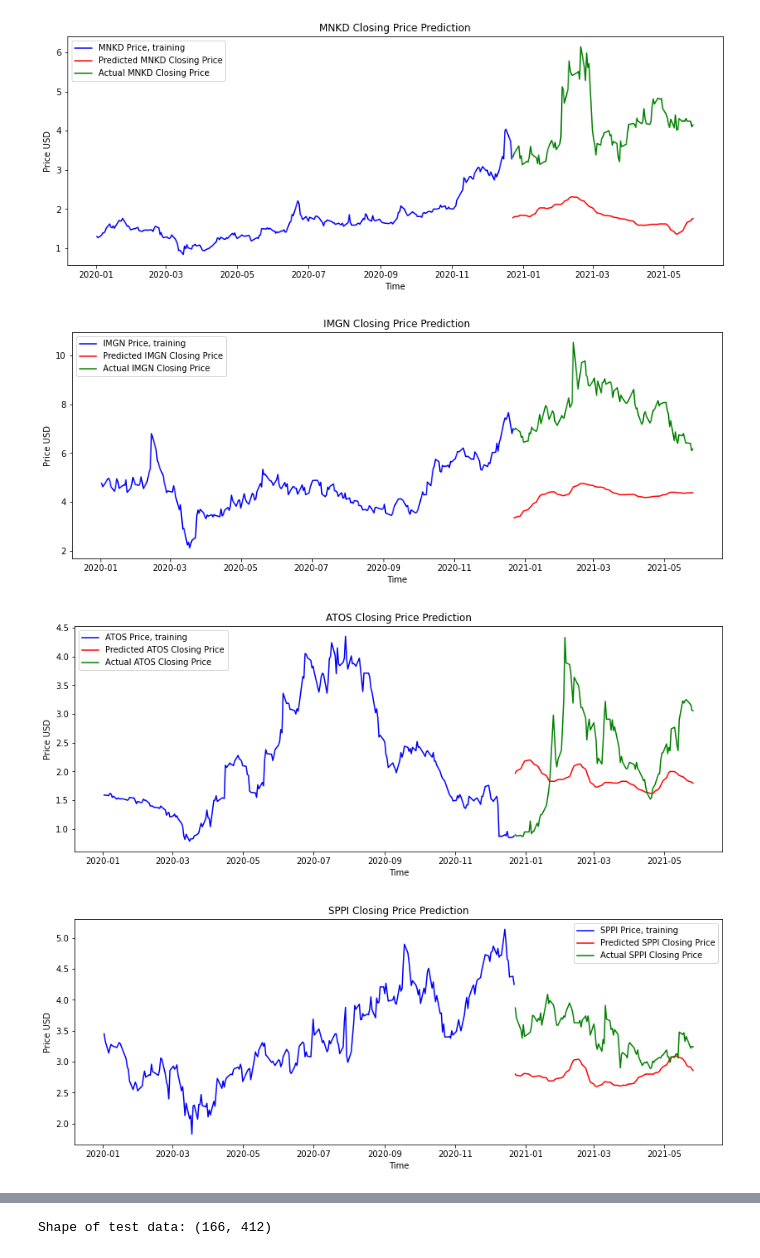
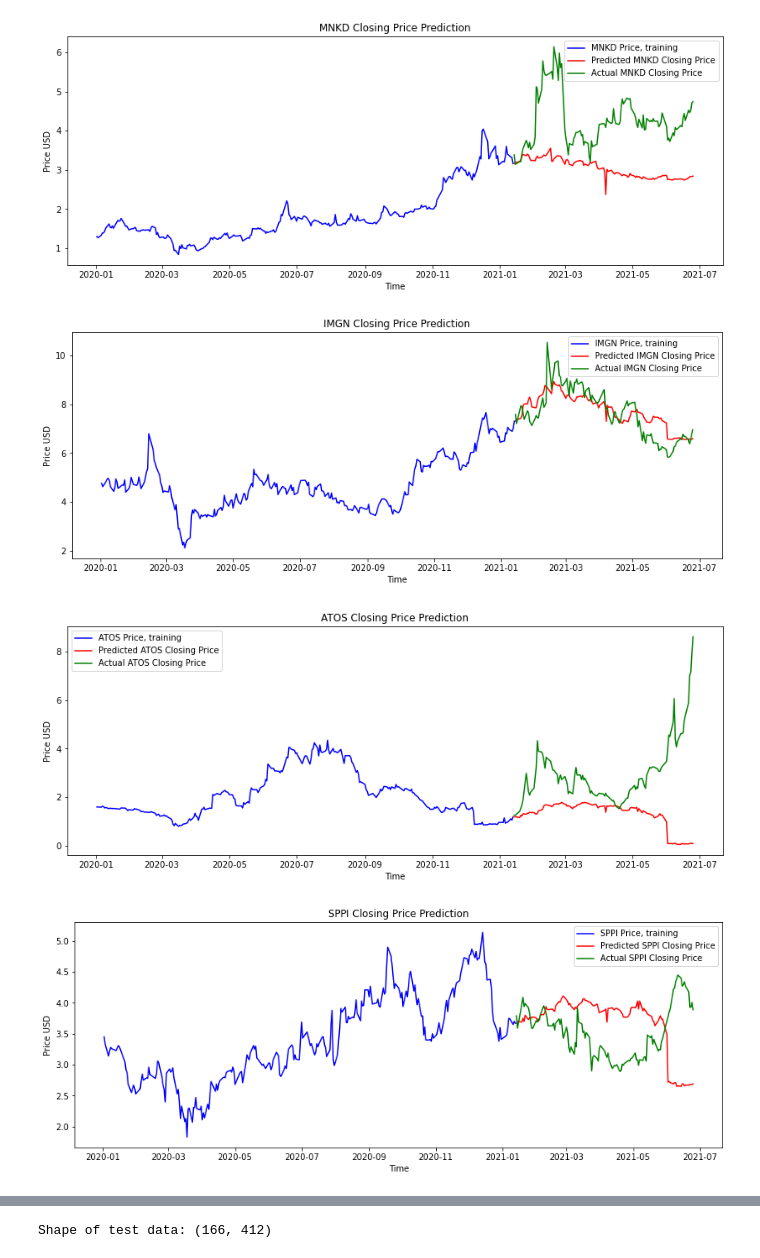
Before and after one commit to jmacdonald2010/stock-prediction, a Jupyter notebook: mlTests06.ipynb, the cells around one changed output, grey strips where cells are left out. Saved outputs shown, nothing was run; the diff lists cells and outputs as text; code cells hidden in the pictures.

Commit message:
updating latest notebook to do real predictions

```diff
--- a/mlTests06.ipynb
+++ b/mlTests06.ipynb
@@ -10,7 +10,7 @@ import datetime
 import os
 from sklearn.metrics import mean_squared_error
 test_symbols = ["CTXR", "IBIO", "MNKD", "IMGN", "ATOS", "SPPI"]
-model_settings = {'epochs': 1000, 'batch_size': 100, 'train_test_ratio': 0.7, 'hidden_layers': 3, 'units': 100}
+model_settings = {'epochs': 50, 'batch_size': 100, 'train_test_ratio': 0.7, 'hidden_layers': 3, 'units': 100, 'n_lags': 2}
 
 # Choose what Symbol you would like to predict:
 symbol = 'CTXR'     # change to whatever symbol in your dataframe you'd like to attempt to predict.
@@ -21,7 +21,7 @@ model_settings['start_date'] = start_date
 model_settings['end_date'] = current_date
 
 # next cell
-conn = sqlite3.connect('stockPrediction_05262021.db')
+conn = sqlite3.connect('stockPrediction_062721.db')
 
 symbol_info = conn.execute(f"SELECT sector_id, industry_id FROM stock WHERE stock_symbol = \"{symbol}\";")
 symbol_info = symbol_info.fetchall()
@@ -90,11 +90,12 @@ training_data[symbol] = training_data_predicted[symbol]
 train_scaled = pd.DataFrame(train_scaled, columns=columns)
 
 train_scaled = train_scaled.values
-n_lags = int(60) # not sure why hard 60
+# n_lags = int(60) # not sure why hard 60
+# n_lags = int(30)
 X_train = []
 y_train = []
-for i in range(n_lags, train_scaled.shape[0]):
-    X_train.append(train_scaled[i-n_lags:i])
+for i in range(model_settings['n_lags'], train_scaled.shape[0]):
+    X_train.append(train_scaled[i-model_settings['n_lags']:i])
     y_train.append(train_scaled[i,0])
 
 X_train, y_train = np.array(X_train), np.array(y_train)
@@ -103,7 +104,8 @@ X_train = np.reshape(X_train, (X_train.shape[0], X_train.shape[1], -1))
 # prep test data early, so I can get validation loss info?
 # next part may not be necessary:
 total_data = pd.concat((training_data, test_data), axis=0)
-inputs = total_data[len(total_data) - len(test_data) - 60:]
+# inputs = total_data[len(total_data) - len(test_data) - 60:]
+inputs = total_data[len(total_data) - len(test_data) - model_settings['n_lags']:]
 # inputs = data[len(data) - len(test_data) - 60:]
 
 predicted_input = inputs[symbol].to_frame()
@@ -115,8 +117,8 @@ test_scaled = np.concatenate([minmax.transform(inputs), minmax_single.transform(
 # shaping test data from neural network
 X_test = []
 y_test = []
-for i in range(60, test_scaled.shape[0]):
-    X_test.append(test_scaled[i-n_lags:i])
+for i in range(model_settings['n_lags'], test_scaled.shape[0]):
+    X_test.append(test_scaled[i-model_settings['n_lags']:i])
     y_test.append(test_scaled[i,0])
 
 X_test, y_test = np.array(X_test), np.array(y_test)
@@ -186,7 +188,7 @@ plt.legend()
 # %%
 # next part may not be necessary:
 total_data = pd.concat((training_data, test_data), axis=0)
-inputs = total_data[len(total_data) - len(test_data) - 60:]
+inputs = total_data[len(total_data) - len(test_data) - model_settings['n_lags']:]
 # inputs = data[len(data) - len(test_data) - 60:]
 
 predicted_input = inputs[symbol].to_frame()
@@ -198,8 +200,8 @@ test_scaled = np.concatenate([minmax.transform(inputs), minmax_single.transform(
 # shaping test data from neural network
 X_test = []
 y_test = []
-for i in range(60, test_scaled.shape[0]):
-    X_test.append(test_scaled[i-n_lags:i])
+for i in range(model_settings['n_lags'], test_scaled.shape[0]):
+    X_test.append(test_scaled[i-model_settings['n_lags']:i])
     y_test.append(test_scaled[i,0])
 
 X_test, y_test = np.array(X_test), np.array(y_test)
@@ -218,7 +220,10 @@ directory = f"test_plots_{current_datetime}"
 parent_dir = r"C:\Users\james\Dropbox\Box Sync\code\stockPrediction"
 
 path = os.path.join(parent_dir, directory)
-os.mkdir(path)
+if os.path.exists(path):
+    pass
+else:
+    os.mkdir(path)
 
 mse_values = pd.Series()
 model_settings_pd = pd.Series(model_settings)
@@ -246,11 +251,11 @@ for symbol in test_symbols:
 
     # this section may not be necessary
     train_scaled = train_scaled.values
-    n_lags = int(60) # not sure why hard 60
+    # n_lags = int(60) # not sure why hard 60
     X_train = []
     y_train = []
-    for i in range(n_lags, train_scaled.shape[0]):
-        X_train.append(train_scaled[i-n_lags:i])
+    for i in range(model_settings['n_lags'], train_scaled.shape[0]):
+        X_train.append(train_scaled[i-model_settings['n_lags']:i])
         y_train.append(train_scaled[i,0])
 
     X_train, y_train = np.array(X_train), np.array(y_train)
@@ -259,7 +264,7 @@ for symbol in test_symbols:
     # this may also not be necessary
 
     total_data = pd.concat((training_data, test_data), axis=0)
-    inputs = total_data[len(total_data) - len(test_data) - 60:]
+    inputs = total_data[len(total_data) - len(test_data) - model_settings['n_lags']:]
     # inputs = data[len(data) - len(test_data) - 60:]
 
     predicted_input = inputs[symbol].to_frame()
@@ -271,8 +276,8 @@ for symbol in test_symbols:
     # shaping test data from neural network
     X_test = []
     y_test = []
-    for i in range(60, test_scaled.shape[0]):
-        X_test.append(test_scaled[i-n_lags:i])
+    for i in range(model_settings['n_lags'], test_scaled.shape[0]):
+        X_test.append(test_scaled[i-model_settings['n_lags']:i])
         y_test.append(test_scaled[i,0])
 
     X_test, y_test = np.array(X_test), np.array(y_test)
@@ -285,6 +290,12 @@ for symbol in test_symbols:
     predicted_price.rename(columns = {0: f'{symbol}_predicted'}, inplace=True)
     predicted_price = predicted_price.round(decimals=2)
     predicted_price.index = test_data.index
+
+    # this below shifts the data to align w/ the last point in the training data
+    # this may not get used
+    last_value = training_data[symbol].iloc[-1]
+    difference = last_value - predicted_price[f'{symbol}_predicted'].iloc[0]
+    predicted_price[f'{symbol}_predicted'] = predicted_price[f'{symbol}_predicted'] + difference
 
     # plot
     plt.figure(figsize=(14,5))
@@ -315,4 +326,4 @@ Shape of test data: (166, 412)
-[figure, old version]
+[figure, new version]
-[figure, old version]
+[figure, new version]
-[figure, old version]
+[figure, new version]
-[figure, old version]
+[figure, new version]
```
Also changed, not shown: parts of 6 cells of this notebook, 2 other files.
